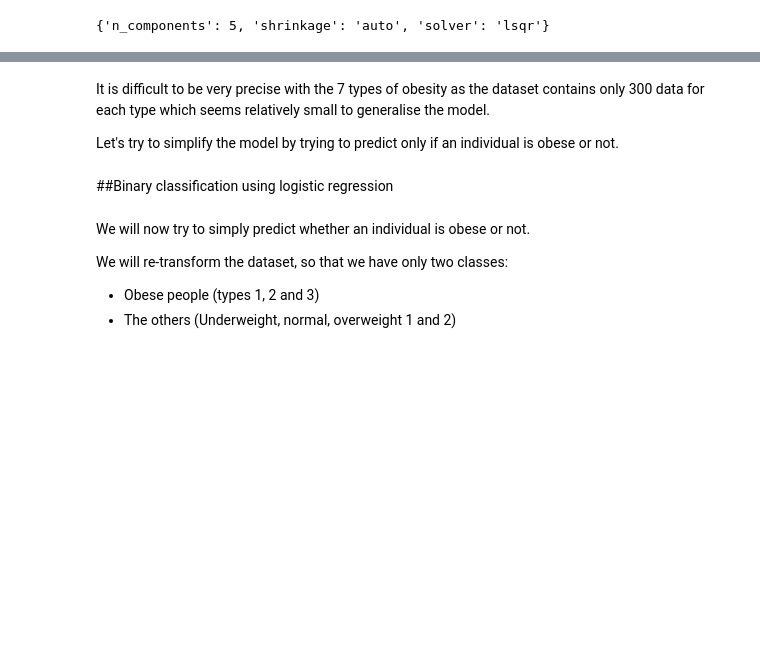
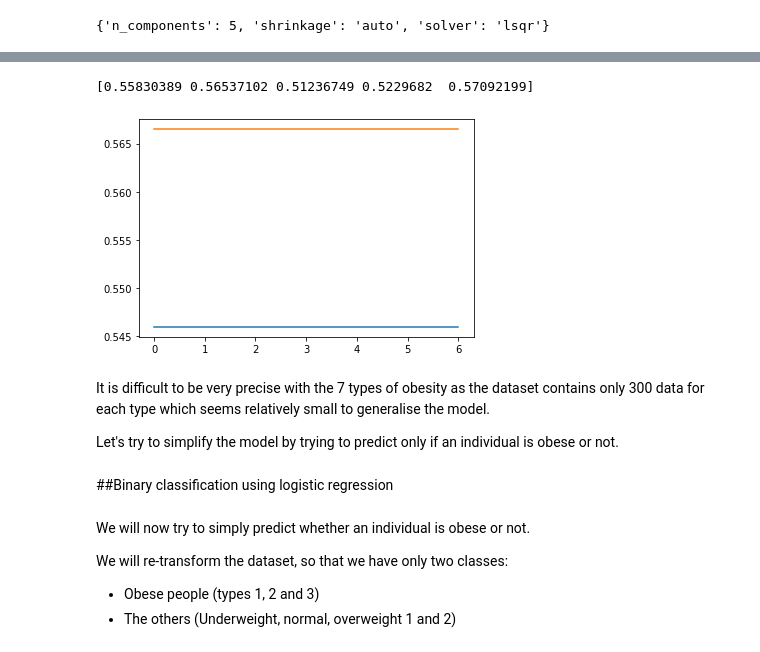
Before and after one commit to corentin-pujol/Obesity-types-prediction, a Jupyter notebook: Obesity_levels_prediction.ipynb, the cells around one changed output, grey strips where cells are left out. Drawn from its saved outputs; the diff is of its cells as text; code cells hidden in the pictures; blank space fills up the shorter version.

```diff
--- a/Obesity_levels_prediction.ipynb
+++ b/Obesity_levels_prediction.ipynb
@@ -353,0 +358,10 @@ lda = LinearDiscriminantAnalysis()
+# %%
+def validation_curve_function(model, x, y, paramater, k):
+  train_scores, val_scores=validation_curve(model,x , y, param_range=k, cv=5, param_name=paramater)
+  plt.plot(k, val_scores.mean(axis=1))
+  plt.plot(k, train_scores.mean(axis=1))
+
+def cross_val_function(model, x, y):
+  print(cross_val_score(model, x, y))
+
+cross_val_function(lda, x_train, y_train)
@@ -538,3 +546,9 @@ acc_value
+# %%
+cross_val_function(lda, x_train, y_train)
+validation_curve_function(lda, x_train, y_train, "n_components", np.arange(0,16,1))
+# %% [output]
+[0.55830389 0.56537102 0.51236749 0.5229682  0.57092199]
+[figure, added]
 # %% [markdown]
 It is difficult to be very precise with the 7 types of obesity as the dataset contains only 300 data for each type which seems relatively small to generalise the model.
 
```
Also changed, not shown: parts of 38 cells of this notebook.
